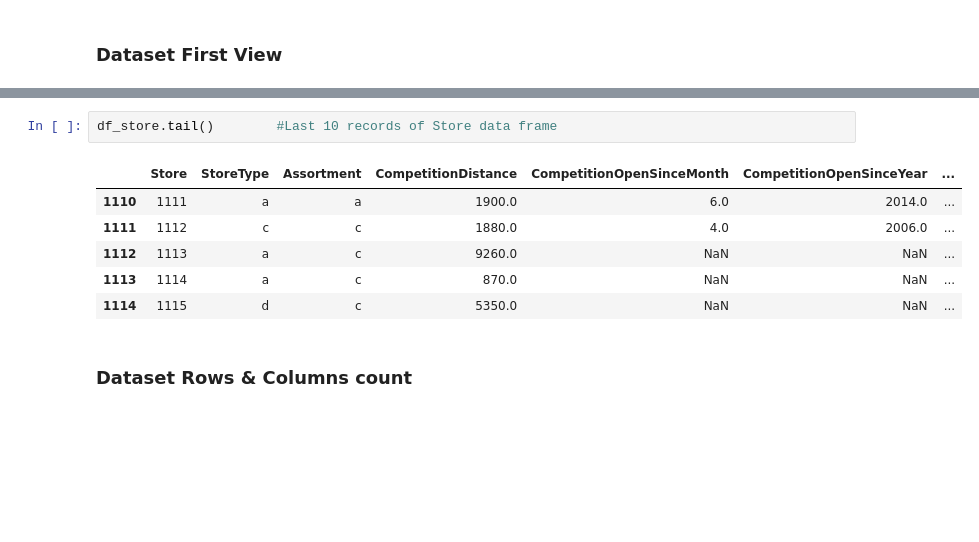
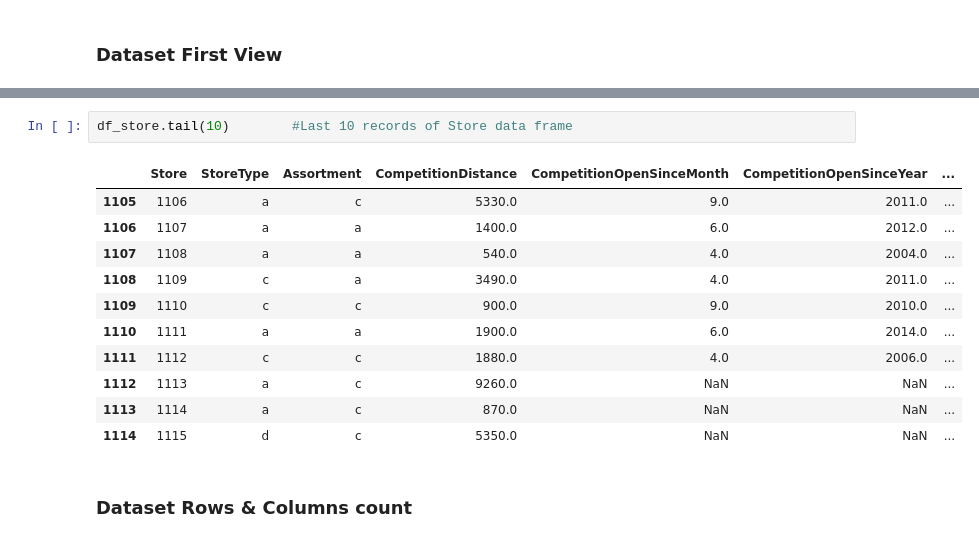
Before and after one commit to kapilkukreja469/Retail_sales_pridiction, a Jupyter notebook: Retail_sales_pridiction_Kapil_kukreja.ipynb, the cells around one changed output, grey strips where cells are left out. Saved outputs shown, nothing was run; the diff lists cells and outputs as text; blank space fills up the shorter version.

```diff
--- a/Retail_sales_pridiction_Kapil_kukreja.ipynb
+++ b/Retail_sales_pridiction_Kapil_kukreja.ipynb
@@ -152,7 +167,12 @@ df_store.head()         #First 10 records of Store data frame
 # %%
-df_store.tail()        #Last 10 records of Store data frame
+df_store.tail(10)        #Last 10 records of Store data frame
 # %% [output]
 |  | Store | StoreType | Assortment | CompetitionDistance | CompetitionOpenSinceMonth | CompetitionOpenSinceYear | ... |
+| 1105 | 1106 | a | c | 5330.0 | 9.0 | 2011.0 | ... |
+| 1106 | 1107 | a | a | 1400.0 | 6.0 | 2012.0 | ... |
+| 1107 | 1108 | a | a | 540.0 | 4.0 | 2004.0 | ... |
+| 1108 | 1109 | c | a | 3490.0 | 4.0 | 2011.0 | ... |
+| 1109 | 1110 | c | c | 900.0 | 9.0 | 2010.0 | ... |
 | 1110 | 1111 | a | a | 1900.0 | 6.0 | 2014.0 | ... |
 | 1111 | 1112 | c | c | 1880.0 | 4.0 | 2006.0 | ... |
 | 1112 | 1113 | a | c | 9260.0 | NaN | NaN | ... |
```
Also changed, not shown: parts of 8 cells of this notebook.
